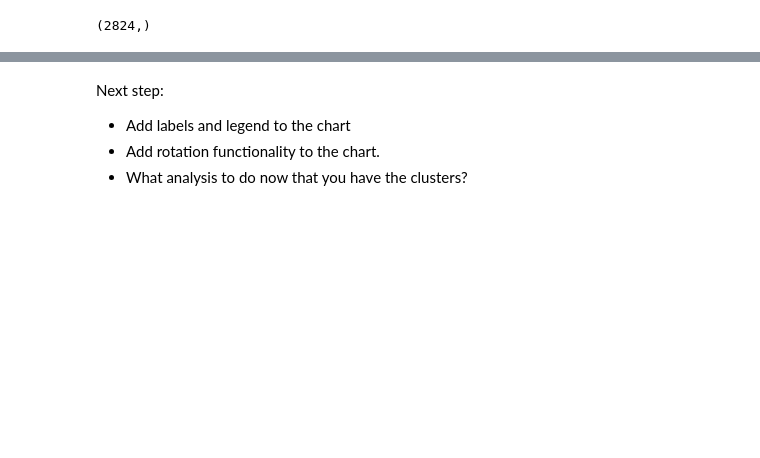
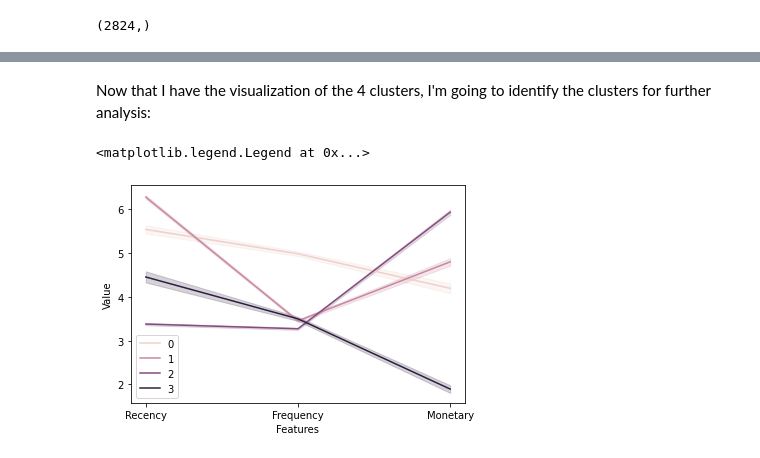
Before and after one commit to yhsieh-ijie/tfm_clientSegmentation, a Jupyter notebook: KMeansClientSegmentation.ipynb, the cells around one changed output, grey strips where cells are left out. Drawn from its saved outputs; the diff is of its cells as text; code cells hidden in the pictures; blank space fills up the shorter version.

```diff
--- a/KMeansClientSegmentation.ipynb
+++ b/KMeansClientSegmentation.ipynb
@@ -816,5 +814,21 @@ No handles with labels found to put in legend.
-# %% [markdown]
-Next step:
-- Add labels and legend to the chart
-- Add rotation functionality to the chart.
-- What analysis to do now that you have the clusters?
+# %% [markdown]
+Now that I have the visualization of the 4 clusters, I'm going to identify the clusters for further analysis:
+# %%
+df_rfm_scaled = df_rfm_scaled.set_index('CODIGOCLIENTE')
+# %%
+rfm = pd.DataFrame(scaler.inverse_transform(df_rfm_scaled))
+rfm.columns = df_rfm_scaled.columns
+rfm['ClientID'] = df_rfm_scaled.index
+rfm['Cluster'] = model.labels_
+
+melted_rfm_scaled = pd.melt(rfm.reset_index(),
+                    id_vars=["ClientID","Cluster"],
+                    value_vars=['Recency',"Frequency","Monetary"],
+                    var_name="Features",
+                    value_name="Value")
+
+sns.lineplot('Features','Value',hue='Cluster',data=melted_rfm_scaled)
+plt.legend()
+# %% [output]
+<matplotlib.legend.Legend at 0x...>
+[figure, added]
```
Also changed, not shown: parts of 14 cells of this notebook, 4 other files.
